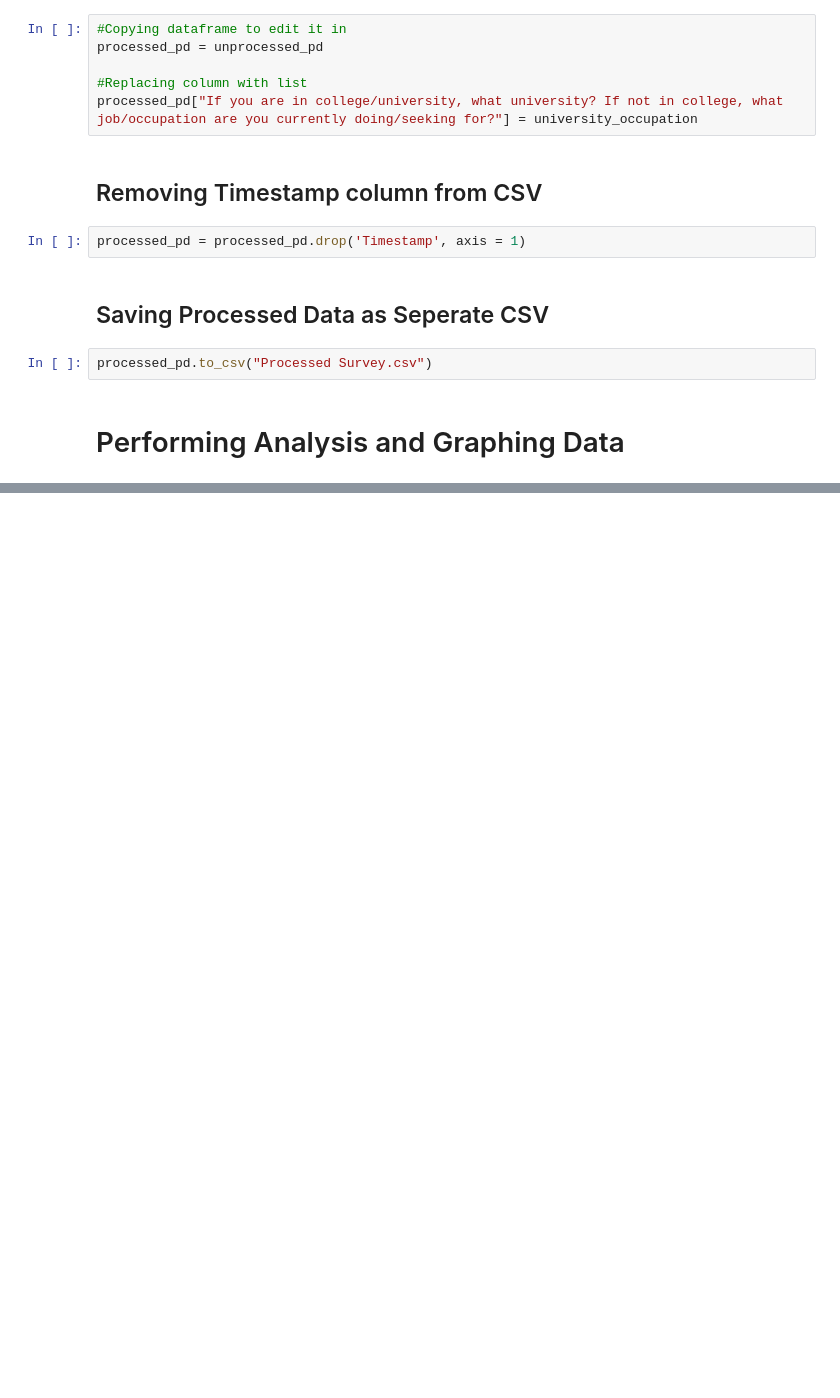
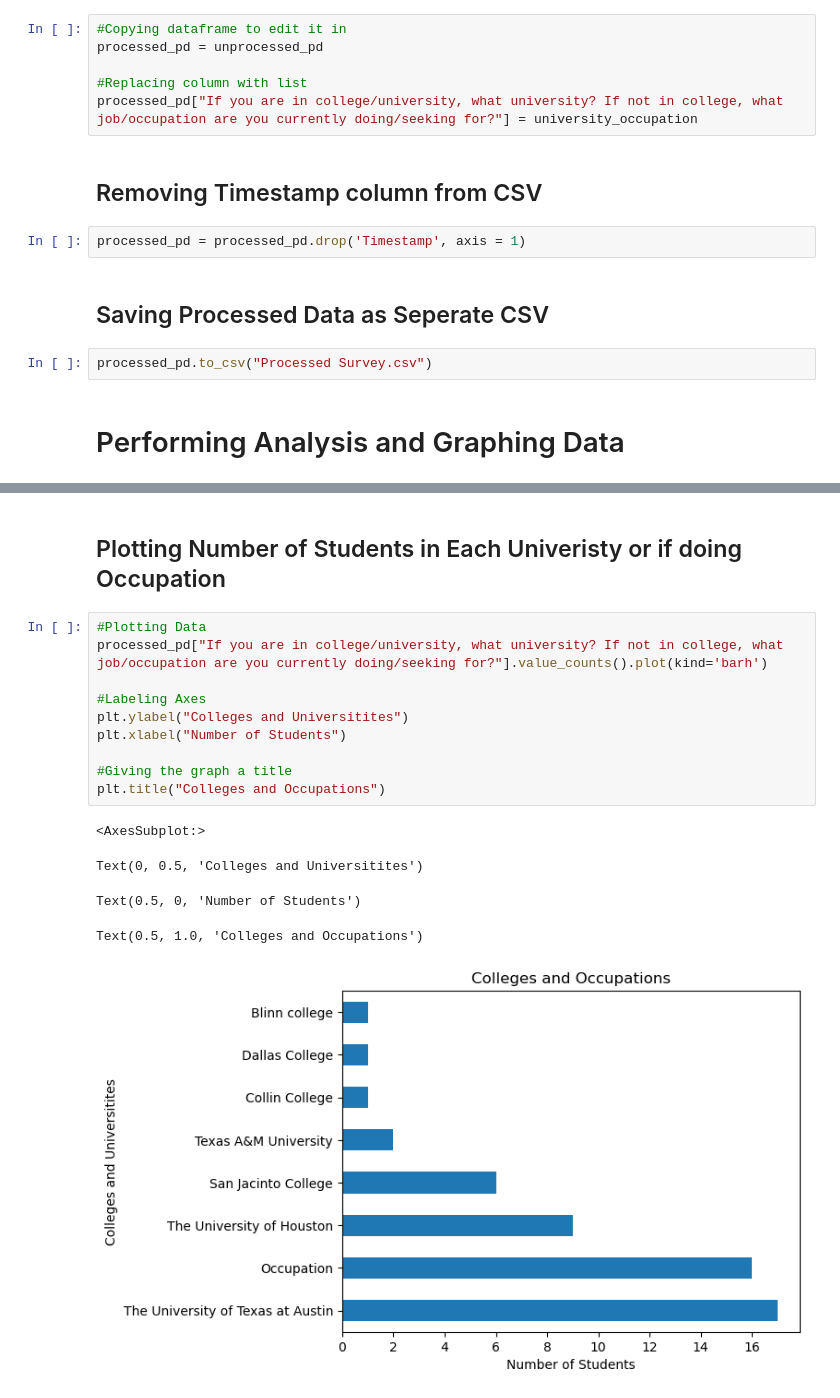
Before and after one commit to Jose-Torres1221/High-School-Graduates-Data, a Jupyter notebook: I310D Assignment 7.ipynb, the cells around one changed output, grey strips where cells are left out. Saved outputs shown, nothing was run; the diff lists cells and outputs as text; blank space fills up the shorter version.

```diff
--- a/I310D Assignment 7.ipynb
+++ b/I310D Assignment 7.ipynb
@@ -64,0 +84,18 @@ processed_pd.to_csv("Processed Survey.csv")
+# %% [markdown]
+## Plotting Number of Students in Each Univeristy or if doing Occupation
+# %%
+#Plotting Data
+processed_pd["If you are in college/university, what university? If not in college, what job/occupation are you currently doing/seeking for?"].value_counts().plot(kind='barh')
+
+#Labeling Axes
+plt.ylabel("Colleges and Universitites")
+plt.xlabel("Number of Students")
+
+#Giving the graph a title
+plt.title("Colleges and Occupations")
+# %% [output]
+<AxesSubplot:>
+Text(0, 0.5, 'Colleges and Universitites')
+Text(0.5, 0, 'Number of Students')
+Text(0.5, 1.0, 'Colleges and Occupations')
+[figure, added]
```
Also changed, not shown: parts of 7 cells of this notebook.
